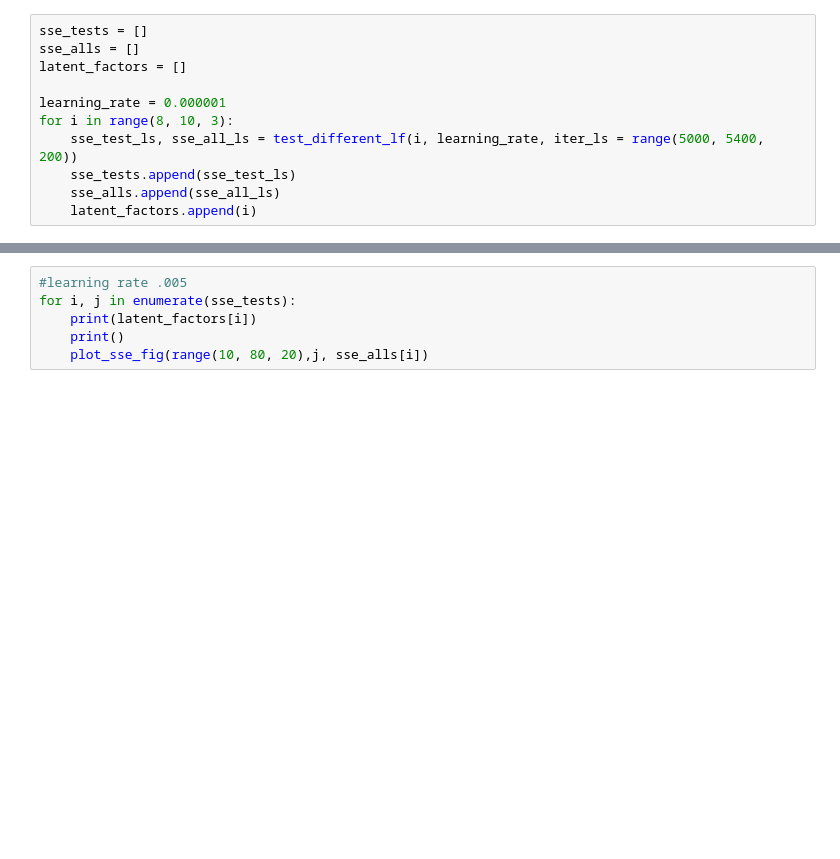
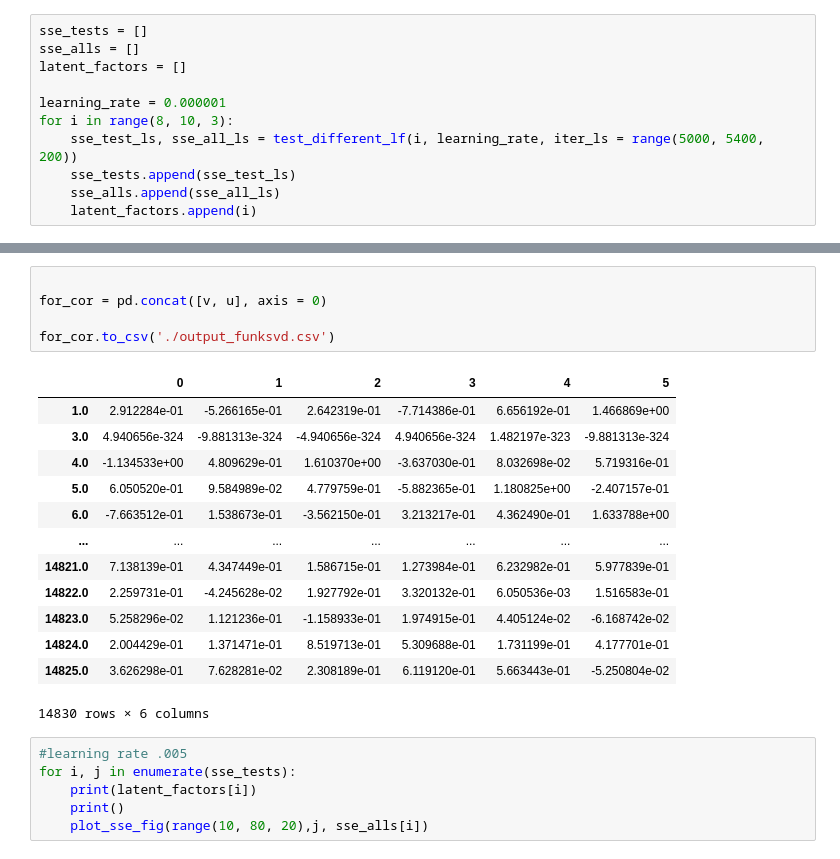
Before and after one commit to madkehl/Capstone, a Jupyter notebook: Starbucks Capstone .ipynb, the cells around one changed output, grey strips where cells are left out. Cells and saved outputs as stored; diff of their text form; blank space fills up the shorter version.

```diff
--- a/Starbucks Capstone .ipynb
+++ b/Starbucks Capstone .ipynb
@@ -543,3 +561,22 @@ plot_sse_fig(range(550), sse_totals, met_label = "SSE")
+# %%
+
+for_cor = pd.concat([v, u], axis = 0)
+
+for_cor.to_csv('./output_funksvd.csv')
+# %% [output]
+|  | 0 | 1 | 2 | 3 | 4 | 5 |
+| 1.0 | 2.912284e-01 | -5.266165e-01 | 2.642319e-01 | -7.714386e-01 | 6.656192e-01 | 1.466869e+00 |
+| 3.0 | 4.940656e-324 | -9.881313e-324 | -4.940656e-324 | 4.940656e-324 | 1.482197e-323 | -9.881313e-324 |
+| 4.0 | -1.134533e+00 | 4.809629e-01 | 1.610370e+00 | -3.637030e-01 | 8.032698e-02 | 5.719316e-01 |
+| 5.0 | 6.050520e-01 | 9.584989e-02 | 4.779759e-01 | -5.882365e-01 | 1.180825e+00 | -2.407157e-01 |
+| 6.0 | -7.663512e-01 | 1.538673e-01 | -3.562150e-01 | 3.213217e-01 | 4.362490e-01 | 1.633788e+00 |
+| ... | ... | ... | ... | ... | ... | ... |
+| 14821.0 | 7.138139e-01 | 4.347449e-01 | 1.586715e-01 | 1.273984e-01 | 6.232982e-01 | 5.977839e-01 |
+| 14822.0 | 2.259731e-01 | -4.245628e-02 | 1.927792e-01 | 3.320132e-01 | 6.050536e-03 | 1.516583e-01 |
+| 14823.0 | 5.258296e-02 | 1.121236e-01 | -1.158933e-01 | 1.974915e-01 | 4.405124e-02 | -6.168742e-02 |
+| 14824.0 | 2.004429e-01 | 1.371471e-01 | 8.519713e-01 | 5.309688e-01 | 1.731199e-01 | 4.177701e-01 |
+| 14825.0 | 3.626298e-01 | 7.628281e-02 | 2.308189e-01 | 6.119120e-01 | 5.663443e-01 | -5.250804e-02 |
+14830 rows × 6 columns
 # %%
 #learning rate .005
 for i, j in enumerate(sse_tests):
```
Also changed, not shown: parts of 3 cells of this notebook, 1 other file.
